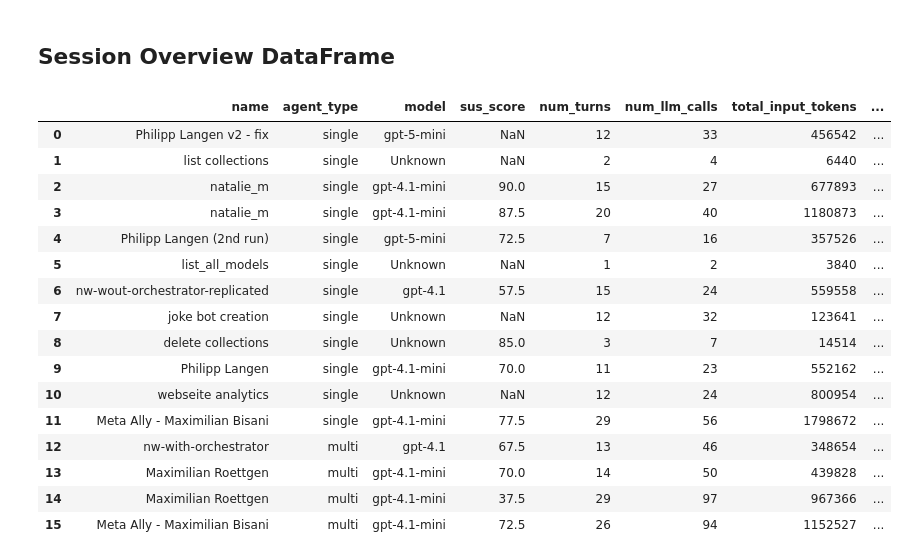
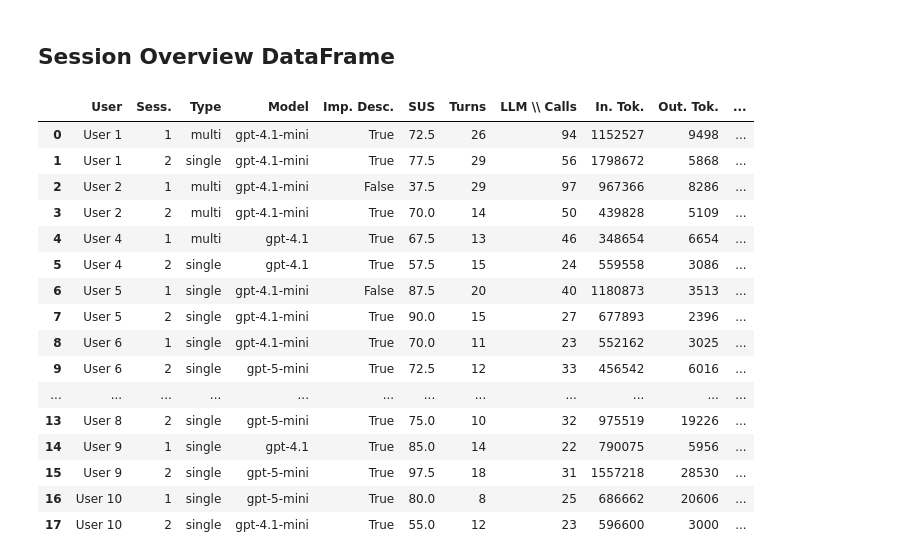
Before and after one commit to CantLooseToAMoose/meta_ally, a Jupyter notebook: util/analyze_user_records.ipynb, the cells around one changed output. Saved outputs shown, nothing was run; the diff lists cells and outputs as text; code cells hidden in the pictures.

```diff
--- a/util/analyze_user_records.ipynb
+++ b/util/analyze_user_records.ipynb
@@ -40,56 +141,95 @@ for session in results["single_agent"]:
     turns = session.get("turn_times", [])
     total_input = sum(t.get("input_tokens", 0) for t in tokens)
     total_output = sum(t.get("output_tokens", 0) for t in tokens)
+
+    # Get user and session info from mapping
+    filename = session.get("filename", "")
+    user_info = filename_to_user_session.get(filename, ("Unknown", "Unknown", None))
+    user_alias, user_name, session_num = user_info
+
     session_data.append({
-        "name": session["name"],
+        "user_alias": user_alias,
+        "session": session_num,
         "agent_type": "single",
         "model": session.get("model", "Unknown"),
+        "use_improved_descriptions": session.get("use_improved_descriptions", False),
         "sus_score": session.get("sus_score"),
         "num_turns": len(turns),
         "num_llm_calls": len(tokens),
         "total_input_tokens": total_input,
         "total_output_tokens": total_output,
-        "total_tokens": total_input + total_output,
         "avg_turn_time_s": sum(turns) / len(turns) if turns else 0,
     })
 
 for session in results["multi_agent"]:
     orch_tokens = session.get("orchestrator_tokens", [])
     spec_tokens = session.get("specialist_tokens", [])
     turns = session.get("turn_times", [])
     all_tokens = orch_tokens + spec_tokens
     total_input = sum(t.get("input_tokens", 0) for t in all_tokens)
     total_output = sum(t.get("output_tokens", 0) for t in all_tokens)
+
+    # Get user and session info from mapping
+    filename = session.get("filename", "")
+    user_info = filename_to_user_session.get(filename, ("Unknown", "Unknown", None))
+    user_alias, user_name, session_num = user_info
+
     session_data.append({
-        "name": session["name"],
+        "user_alias": user_alias,
+        "session": session_num,
         "agent_type": "multi",
         "model": session.get("model", "Unknown"),
+        "use_improved_descriptions": session.get("use_improved_descriptions", False),
         "sus_score": session.get("sus_score"),
         "num_turns": len(turns),
         "num_llm_calls": len(all_tokens),
         "total_input_tokens": total_input,
         "total_output_tokens": total_output,
-        "total_tokens": total_input + total_output,
         "avg_turn_time_s": sum(turns) / len(turns) if turns else 0,
     })
 
 df_sessions = pd.DataFrame(session_data)
+
+# Extract numeric user number for proper sorting
+df_sessions['user_num'] = df_sessions['user_alias'].str.extract(r'(\d+)').astype(float)
+
+# Sort by numeric user number and session
+df_sessions = df_sessions.sort_values(['user_num', 'session']).reset_index(drop=True)
+
+# Drop the temporary sorting column
+df_sessions = df_sessions.drop(columns=['user_num'])
+
+# Rename columns for report with shortened names
+df_sessions = df_sessions.rename(columns={
+    "user_alias": "User",
+    "session": "Sess.",
+    "agent_type": "Type",
+    "model": "Model",
+    "use_improved_descriptions": "Imp. Desc.",
+    "sus_score": "SUS",
+    "num_turns": "Turns",
+    "num_llm_calls": "LLM \\\\ Calls",
+    "total_input_tokens": "In. Tok.",
+    "total_output_tokens": "Out. Tok.",
+    "avg_turn_time_s": "Avg Time (s)"
+})
+
 df_sessions
 # %% [output]
-|  | name | agent_type | model | sus_score | num_turns | num_llm_calls | total_input_tokens | ... |
-| 0 | Philipp Langen v2 - fix | single | gpt-5-mini | NaN | 12 | 33 | 456542 | ... |
-| 1 | list collections | single | Unknown | NaN | 2 | 4 | 6440 | ... |
-| 2 | natalie_m | single | gpt-4.1-mini | 90.0 | 15 | 27 | 677893 | ... |
-| 3 | natalie_m | single | gpt-4.1-mini | 87.5 | 20 | 40 | 1180873 | ... |
-| 4 | Philipp Langen (2nd run) | single | gpt-5-mini | 72.5 | 7 | 16 | 357526 | ... |
-| 5 | list_all_models | single | Unknown | NaN | 1 | 2 | 3840 | ... |
-| 6 | nw-wout-orchestrator-replicated | single | gpt-4.1 | 57.5 | 15 | 24 | 559558 | ... |
-| 7 | joke bot creation | single | Unknown | NaN | 12 | 32 | 123641 | ... |
-| 8 | delete collections | single | Unknown | 85.0 | 3 | 7 | 14514 | ... |
-| 9 | Philipp Langen | single | gpt-4.1-mini | 70.0 | 11 | 23 | 552162 | ... |
-| 10 | webseite analytics | single | Unknown | NaN | 12 | 24 | 800954 | ... |
-| 11 | Meta Ally - Maximilian Bisani | single | gpt-4.1-mini | 77.5 | 29 | 56 | 1798672 | ... |
-| 12 | nw-with-orchestrator | multi | gpt-4.1 | 67.5 | 13 | 46 | 348654 | ... |
-| 13 | Maximilian Roettgen | multi | gpt-4.1-mini | 70.0 | 14 | 50 | 439828 | ... |
-| 14 | Maximilian Roettgen | multi | gpt-4.1-mini | 37.5 | 29 | 97 | 967366 | ... |
-| 15 | Meta Ally - Maximilian Bisani | multi | gpt-4.1-mini | 72.5 | 26 | 94 | 1152527 | ... |
+|  | User | Sess. | Type | Model | Imp. Desc. | SUS | Turns | LLM \\ Calls | In. Tok. | Out. Tok. | ... |
+| 0 | User 1 | 1 | multi | gpt-4.1-mini | True | 72.5 | 26 | 94 | 1152527 | 9498 | ... |
+| 1 | User 1 | 2 | single | gpt-4.1-mini | True | 77.5 | 29 | 56 | 1798672 | 5868 | ... |
+| 2 | User 2 | 1 | multi | gpt-4.1-mini | False | 37.5 | 29 | 97 | 967366 | 8286 | ... |
+| 3 | User 2 | 2 | multi | gpt-4.1-mini | True | 70.0 | 14 | 50 | 439828 | 5109 | ... |
+| 4 | User 4 | 1 | multi | gpt-4.1 | True | 67.5 | 13 | 46 | 348654 | 6654 | ... |
+| 5 | User 4 | 2 | single | gpt-4.1 | True | 57.5 | 15 | 24 | 559558 | 3086 | ... |
+| 6 | User 5 | 1 | single | gpt-4.1-mini | False | 87.5 | 20 | 40 | 1180873 | 3513 | ... |
+| 7 | User 5 | 2 | single | gpt-4.1-mini | True | 90.0 | 15 | 27 | 677893 | 2396 | ... |
+| 8 | User 6 | 1 | single | gpt-4.1-mini | True | 70.0 | 11 | 23 | 552162 | 3025 | ... |
+| 9 | User 6 | 2 | single | gpt-5-mini | True | 72.5 | 12 | 33 | 456542 | 6016 | ... |
+| ... | ... | ... | ... | ... | ... | ... | ... | ... | ... | ... | ... |
+| 13 | User 8 | 2 | single | gpt-5-mini | True | 75.0 | 10 | 32 | 975519 | 19226 | ... |
+| 14 | User 9 | 1 | single | gpt-4.1 | True | 85.0 | 14 | 22 | 790075 | 5956 | ... |
+| 15 | User 9 | 2 | single | gpt-5-mini | True | 97.5 | 18 | 31 | 1557218 | 28530 | ... |
+| 16 | User 10 | 1 | single | gpt-5-mini | True | 80.0 | 8 | 25 | 686662 | 20606 | ... |
+| 17 | User 10 | 2 | single | gpt-4.1-mini | True | 55.0 | 12 | 23 | 596600 | 3000 | ... |
```
Also changed, not shown: parts of 25 cells of this notebook, 3 other files.
